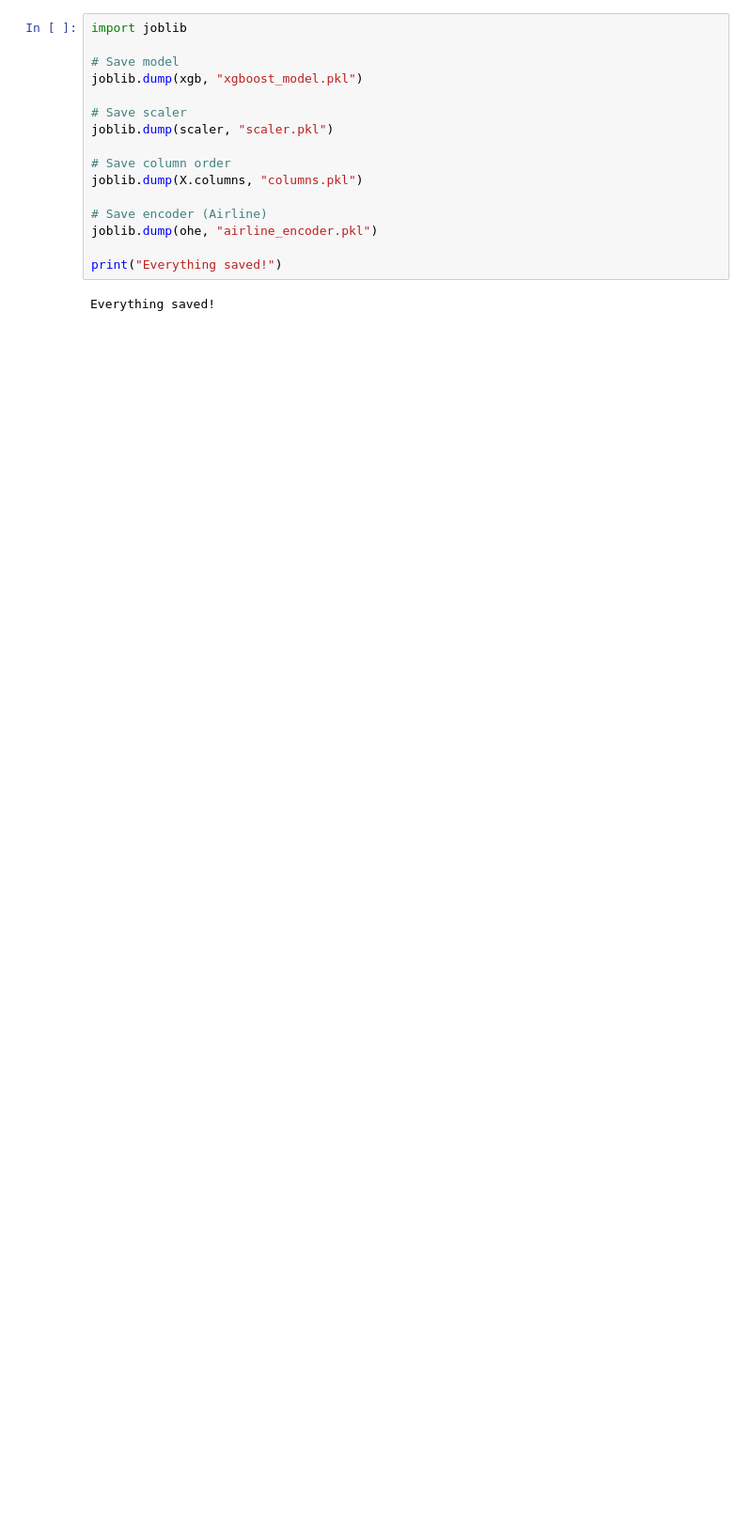
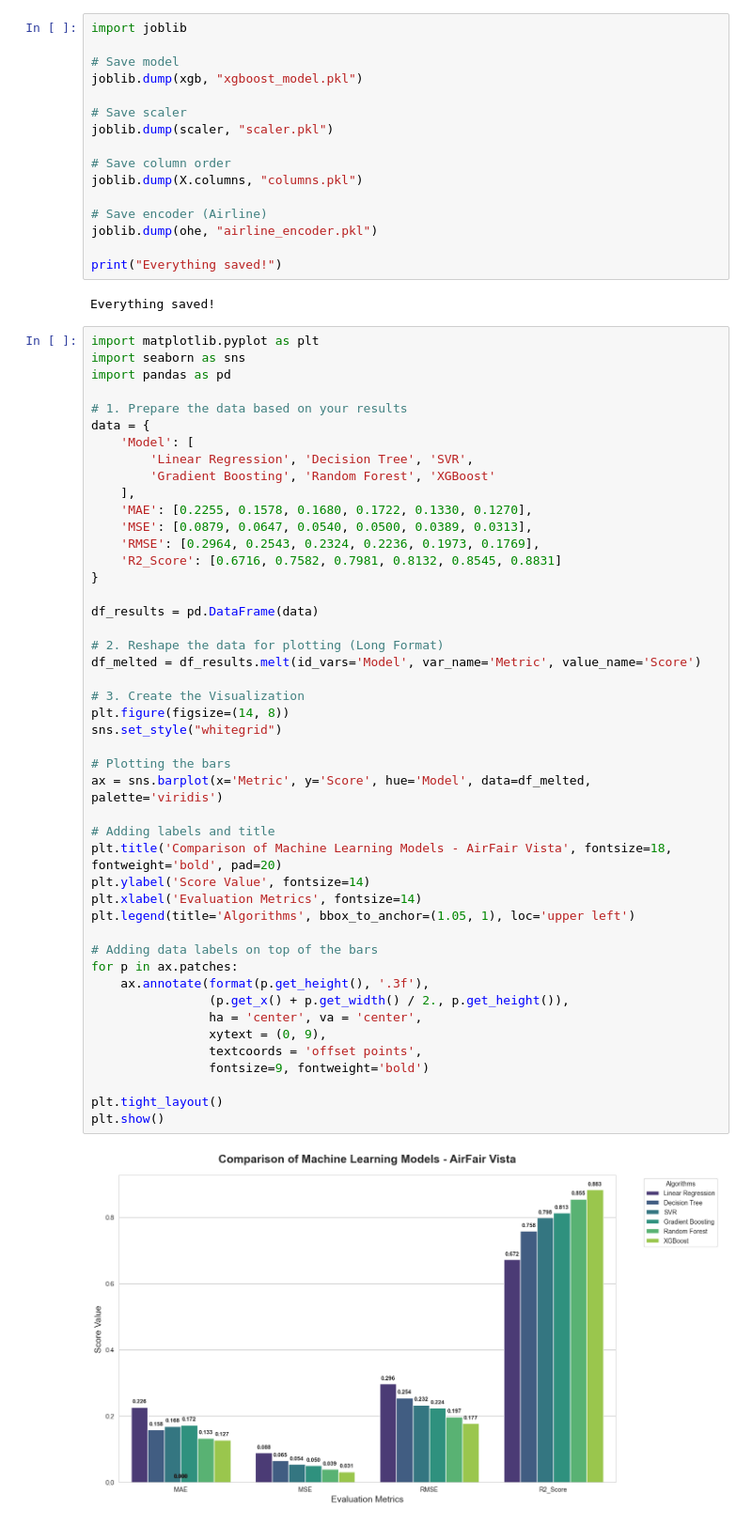
Before and after one commit to Komal-Mandal/AirFair_Vista, a Jupyter notebook: Flightprice.ipynb, the cells around one changed output. Shown at 94% size. Drawn from its saved outputs; the diff is of its cells as text; blank space fills up the shorter version.

```diff
--- a/Flightprice.ipynb
+++ b/Flightprice.ipynb
@@ -1021,3 +1019,51 @@ joblib.dump(ohe, "airline_encoder.pkl")
 print("Everything saved!")
 # %% [output]
 Everything saved!
+# %%
+import matplotlib.pyplot as plt
+import seaborn as sns
+import pandas as pd
+
+# 1. Prepare the data based on your results
+data = {
+    'Model': [
+        'Linear Regression', 'Decision Tree', 'SVR',
+        'Gradient Boosting', 'Random Forest', 'XGBoost'
+    ],
+    'MAE': [0.2255, 0.1578, 0.1680, 0.1722, 0.1330, 0.1270],
+    'MSE': [0.0879, 0.0647, 0.0540, 0.0500, 0.0389, 0.0313],
+    'RMSE': [0.2964, 0.2543, 0.2324, 0.2236, 0.1973, 0.1769],
+    'R2_Score': [0.6716, 0.7582, 0.7981, 0.8132, 0.8545, 0.8831]
+}
+
+df_results = pd.DataFrame(data)
+
+# 2. Reshape the data for plotting (Long Format)
+df_melted = df_results.melt(id_vars='Model', var_name='Metric', value_name='Score')
+
+# 3. Create the Visualization
+plt.figure(figsize=(14, 8))
+sns.set_style("whitegrid")
+
+# Plotting the bars
+ax = sns.barplot(x='Metric', y='Score', hue='Model', data=df_melted, palette='viridis')
+
+# Adding labels and title
+plt.title('Comparison of Machine Learning Models - AirFair Vista', fontsize=18, fontweight='bold', pad=20)
+plt.ylabel('Score Value', fontsize=14)
+plt.xlabel('Evaluation Metrics', fontsize=14)
+plt.legend(title='Algorithms', bbox_to_anchor=(1.05, 1), loc='upper left')
+
+# Adding data labels on top of the bars
+for p in ax.patches:
+    ax.annotate(format(p.get_height(), '.3f'),
+                (p.get_x() + p.get_width() / 2., p.get_height()),
+                ha = 'center', va = 'center',
+                xytext = (0, 9),
+                textcoords = 'offset points',
+                fontsize=9, fontweight='bold')
+
+plt.tight_layout()
+plt.show()
+# %% [output]
+[figure, added]
```
Also changed, not shown: parts of 6 cells of this notebook, 1 other file.
